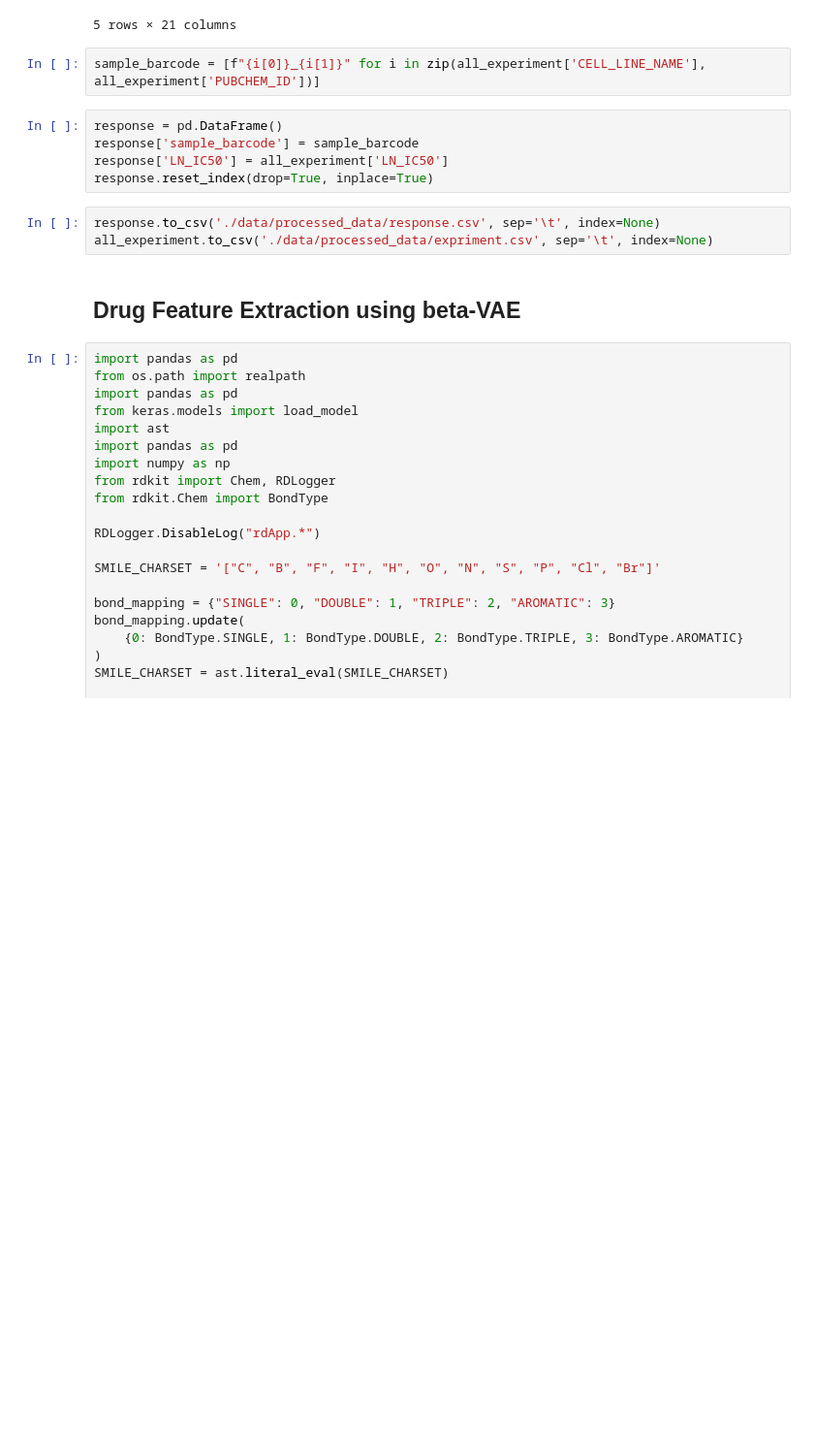
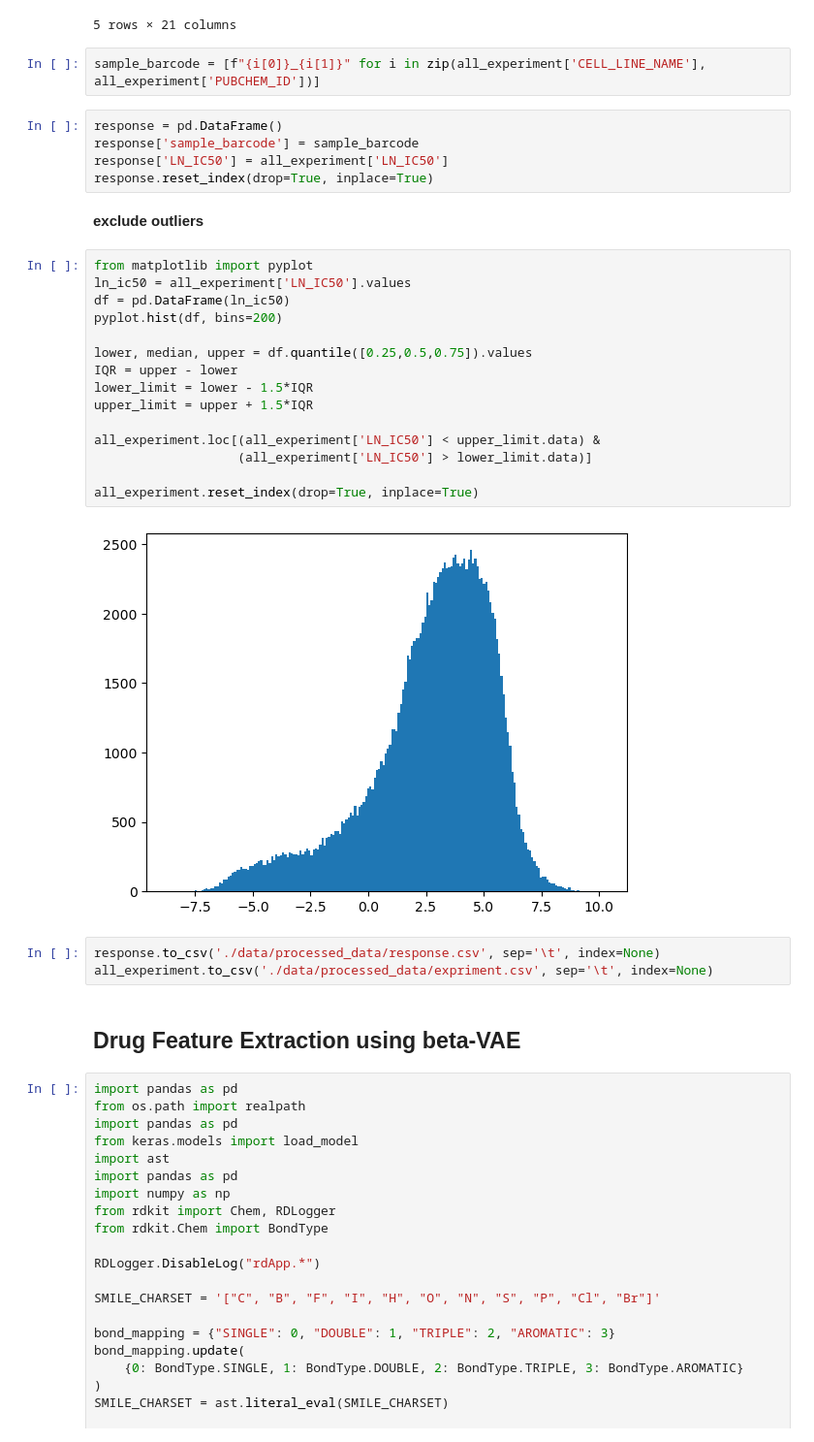
Before and after one commit to mglnbk/MGNet, a Jupyter notebook: data_handler.ipynb, the cells around one changed output. Shown at 97% size. Drawn from its saved outputs; the diff is of its cells as text; blank space fills up the shorter version.

```diff
--- a/data_handler.ipynb
+++ b/data_handler.ipynb
@@ -218,6 +218,25 @@ response = pd.DataFrame()
 response['sample_barcode'] = sample_barcode
 response['LN_IC50'] = all_experiment['LN_IC50']
 response.reset_index(drop=True, inplace=True)
+# %% [markdown]
+**exclude outliers**
+# %%
+from matplotlib import pyplot
+ln_ic50 = all_experiment['LN_IC50'].values
+df = pd.DataFrame(ln_ic50)
+pyplot.hist(df, bins=200)
+
+lower, median, upper = df.quantile([0.25,0.5,0.75]).values
+IQR = upper - lower
+lower_limit = lower - 1.5*IQR
+upper_limit = upper + 1.5*IQR
+
+all_experiment.loc[(all_experiment['LN_IC50'] < upper_limit.data) &
+                   (all_experiment['LN_IC50'] > lower_limit.data)]
+
+all_experiment.reset_index(drop=True, inplace=True)
+# %% [output]
+[figure, added]
 # %%
 response.to_csv('./data/processed_data/response.csv', sep='\t', index=None)
 all_experiment.to_csv('./data/processed_data/expriment.csv', sep='\t', index=None)
```
Also changed, not shown: parts of 20 cells of this notebook, 4 other files.
